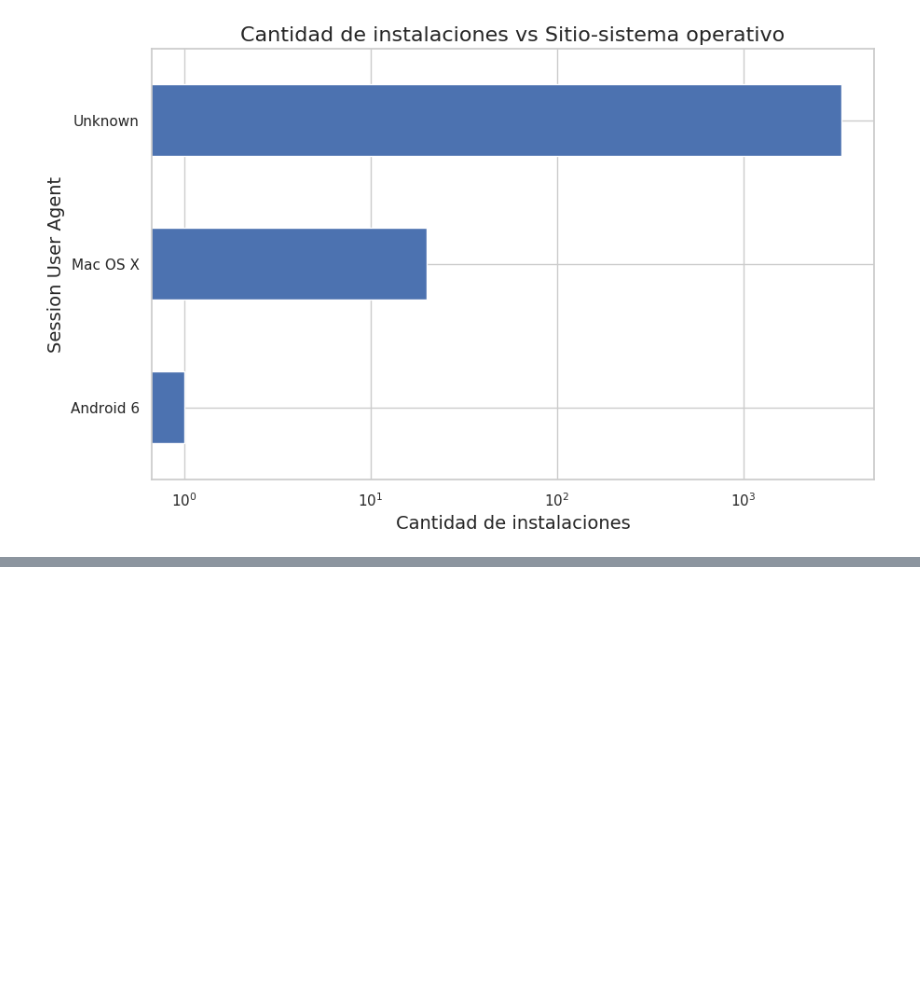
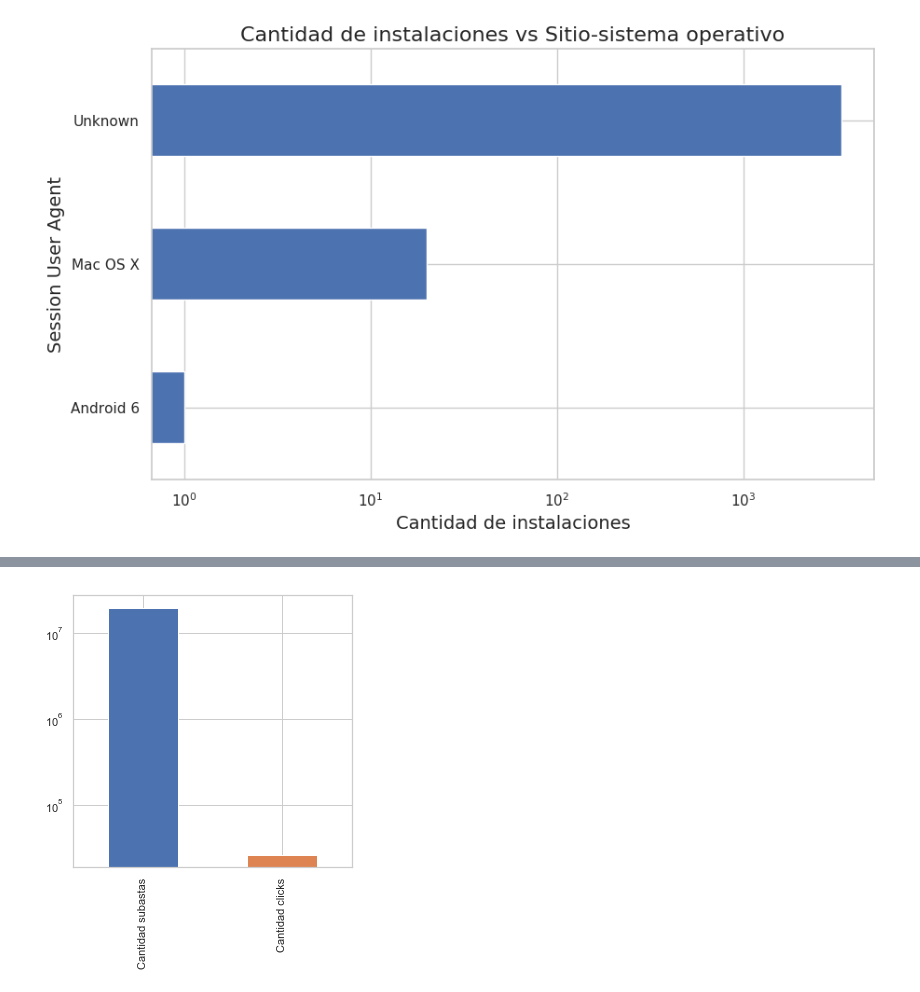
Before and after one commit to alepenaa94/Datos_2019, a Jupyter notebook: Notebook/TP1_Análisis Exploratorio.ipynb, the cells around one changed output, grey strips where cells are left out. Saved outputs shown, nothing was run; the diff lists cells and outputs as text; code cells hidden in the pictures; blank space fills up the shorter version.

```diff
--- a/Notebook/TP1_Análisis Exploratorio.ipynb
+++ b/Notebook/TP1_Análisis Exploratorio.ipynb
@@ -1010,0 +1043,11 @@ plt.title('Cantidad de instalaciones vs Sitio-sistema operativo',fontsize=16);
+# %%
+cant_clicks = pd.DataFrame(clicks['ref_hash'].value_counts())
+cant_clicks.rename(columns={'ref_hash':'Cantidad clicks'}, inplace=True)
+cant_clicks.reset_index(inplace=True)
+
+cant_subastas = pd.DataFrame(auctions['device_id'].value_counts())
+cant_subastas.rename(columns={'device_id':'Cantidad subastas'}, inplace=True)
+cant_subastas.reset_index(inplace=True)
+
+cant_subastas_clicks = pd.merge(cant_subastas,cant_clicks,how='outer',on='index').set_index('index')
+cant_subastas_clicks.head()
@@ -1010,0 +1062,4 @@ plt.title('Cantidad de instalaciones vs Sitio-sistema operativo',fontsize=16);
+# %%
+cant_subastas_clicks.sum().plot(kind='bar', figsize=(5,5), logy=True);
+# %% [output]
+[figure, added]
```
Also changed, not shown: parts of 9 cells of this notebook.
